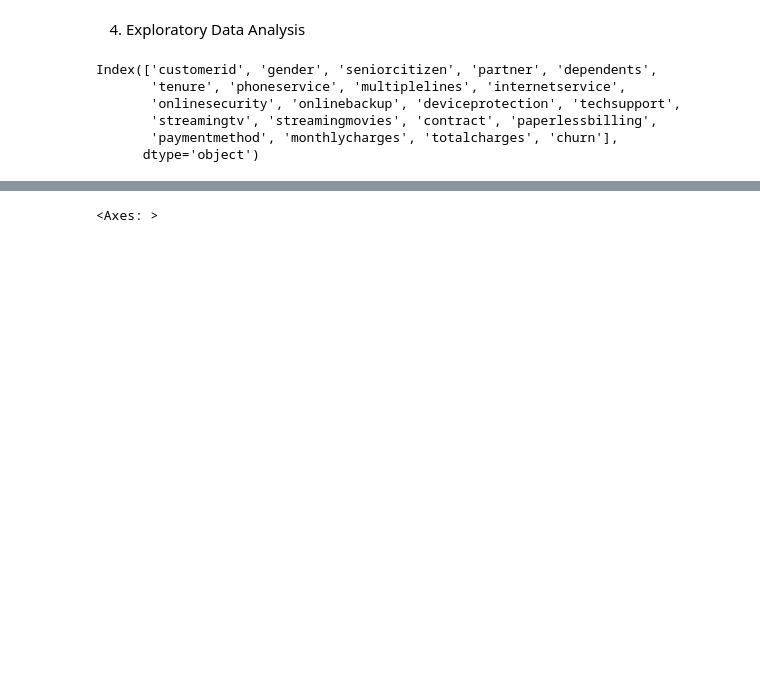
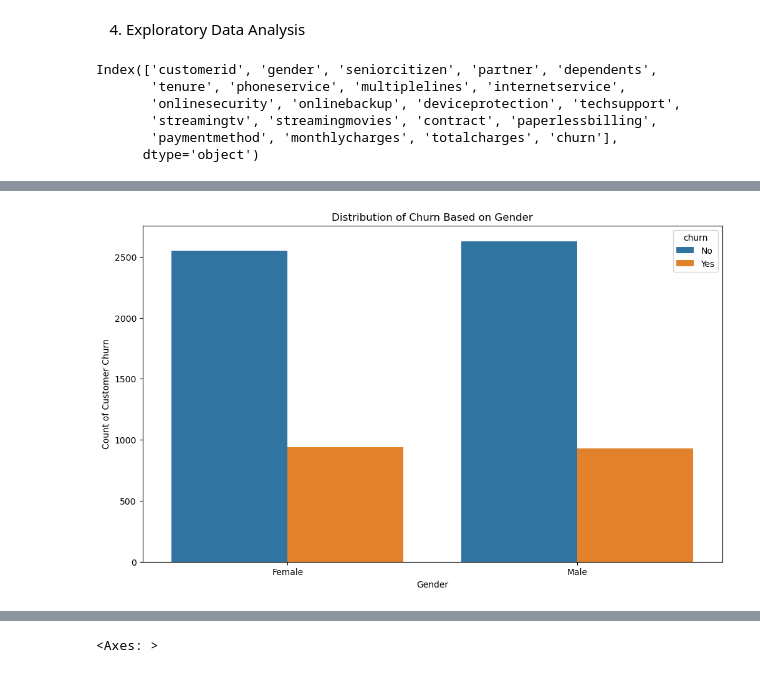
Before and after one commit to Sam1522/Predicting-Telco-Customer-Churn, a Jupyter notebook: Customer Churn Prediction.ipynb, the cells around one changed output, grey strips where cells are left out. Drawn from its saved outputs; the diff is of its cells as text; code cells hidden in the pictures; blank space fills up the shorter version.

```diff
--- a/Customer Churn Prediction.ipynb
+++ b/Customer Churn Prediction.ipynb
@@ -335,0 +344,10 @@ plt.show()
+# %%
+#Churn based on Gender
+plt.figure(figsize=(12, 7))
+sns.countplot(x="gender", data=customer_churn, hue="churn")
+plt.title("Distribution of Churn Based on Gender")
+plt.xlabel("Gender")
+plt.ylabel("Count of Customer Churn")
+plt.show()
+# %% [output]
+[figure, added]
```
Also changed, not shown: parts of 10 cells of this notebook.
